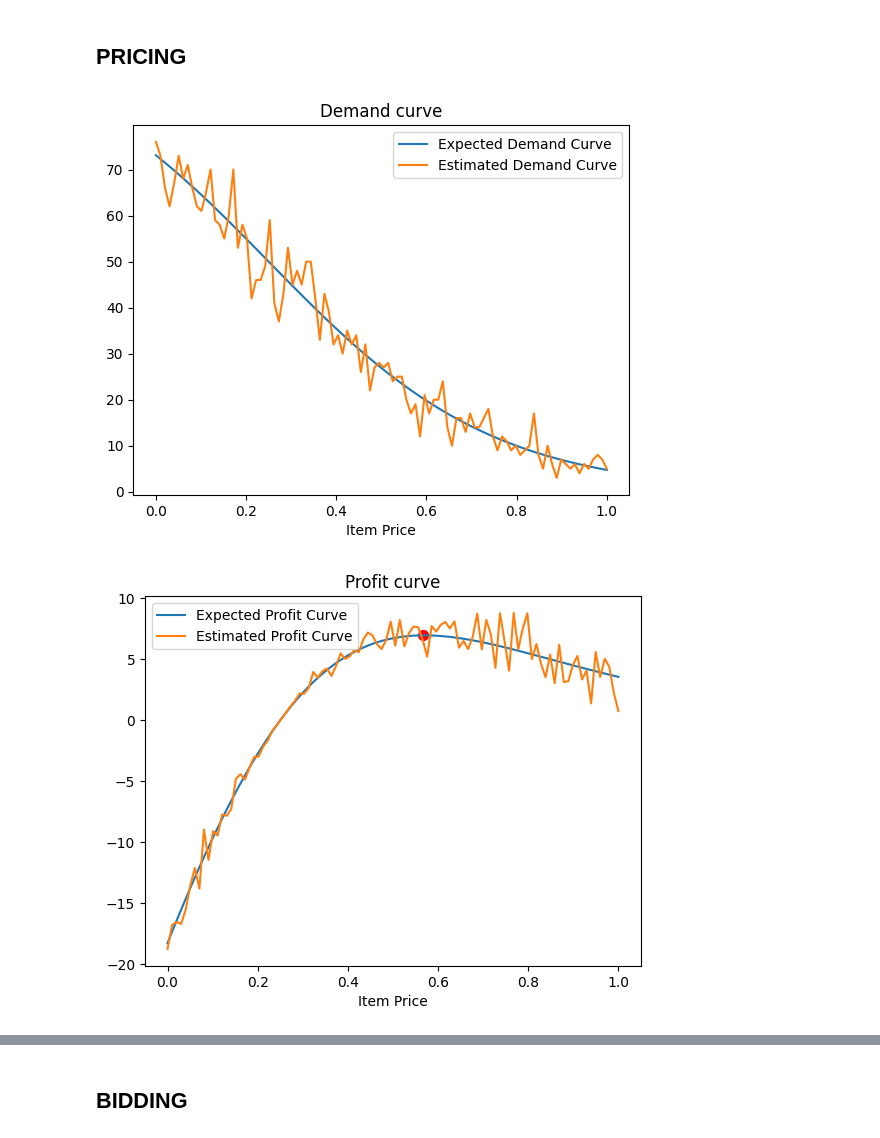
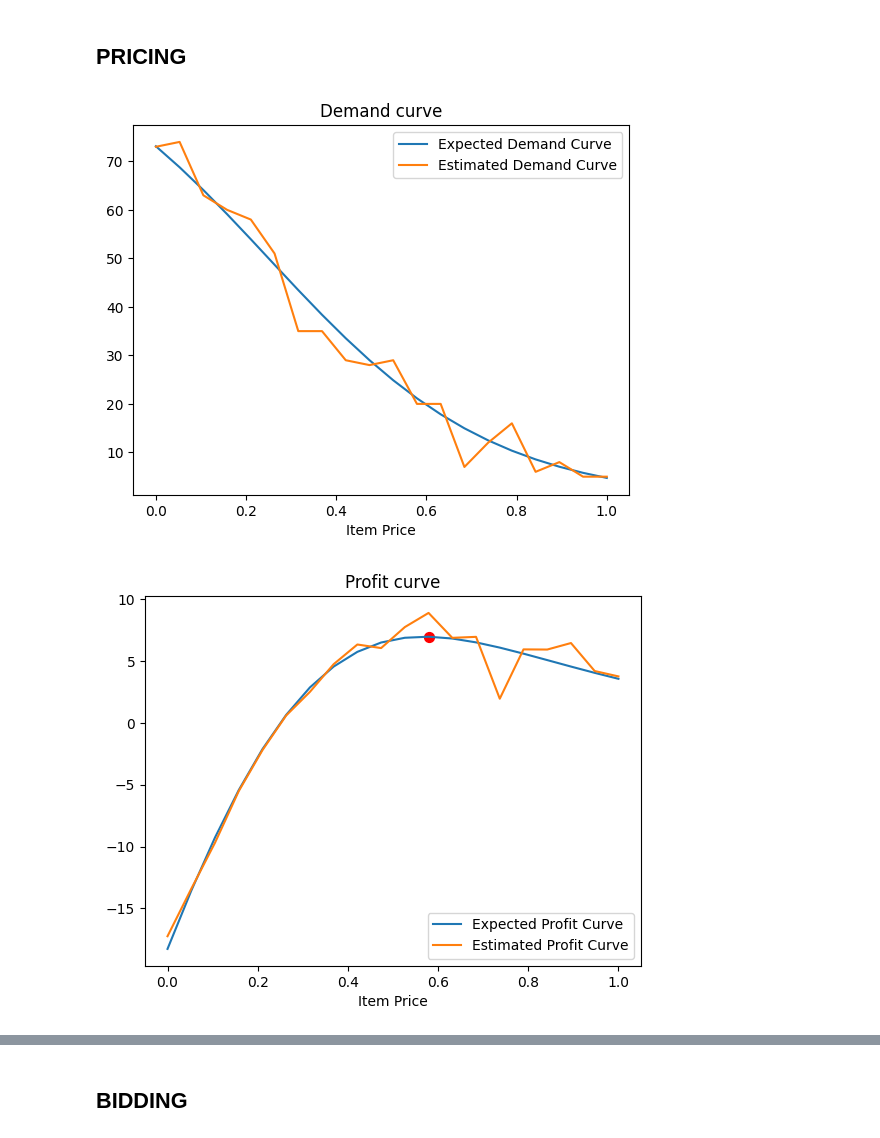
Before and after one commit to manuu1311/OLA-project, a Jupyter notebook: Deliverables/Requirement1/requirement1.ipynb, the cells around one changed output, grey strips where cells are left out. Saved outputs shown, nothing was run; the diff lists cells and outputs as text; code cells hidden in the pictures.

```diff
--- a/Deliverables/Requirement1/requirement1.ipynb
+++ b/Deliverables/Requirement1/requirement1.ipynb
@@ -13,20 +13,21 @@ from pricing_environment import PricingEnvironment,get_expected_profit
 ## PRICING
 # %%
 n_cust=100
+discretization=20
 norm_dem_curve=lambda p: 1-1/(1+np.exp(-4*(p)+1))
 y=norm_dem_curve
-prices=np.linspace(0,1,100)
+prices=np.linspace(0,1,discretization)
 estimated_demand_curve = np.random.binomial(n_cust, norm_dem_curve(prices))
 
 plt.figure()
 plt.title('Demand curve')
 plt.plot(prices, n_cust*norm_dem_curve(prices), label='Expected Demand Curve')
 plt.plot(prices, estimated_demand_curve, label='Estimated Demand Curve')
 plt.xlabel('Item Price')
 plt.legend()
 plt.show()
 # %% [output]
-[figure, old version]
+[figure, new version]
 # %%
 cost = 0.25
 
@@ -46,7 +47,7 @@ plt.xlabel('Item Price')
 plt.legend()
 plt.show()
 # %% [output]
-[figure, old version]
+[figure, new version]
 # %%
 T=300
 num_cust=100
```
Also changed, not shown: parts of 31 cells of this notebook, 1 other file.
